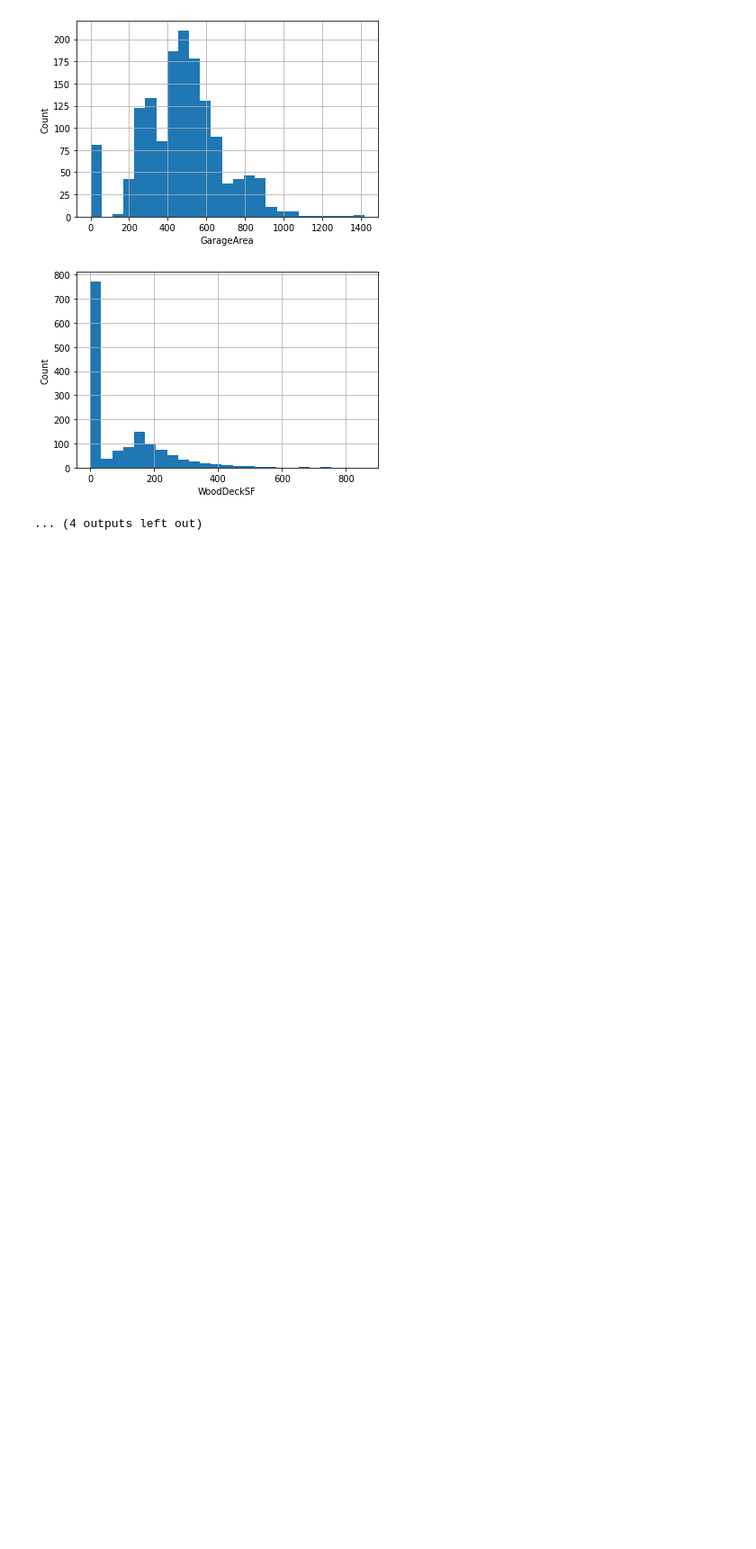
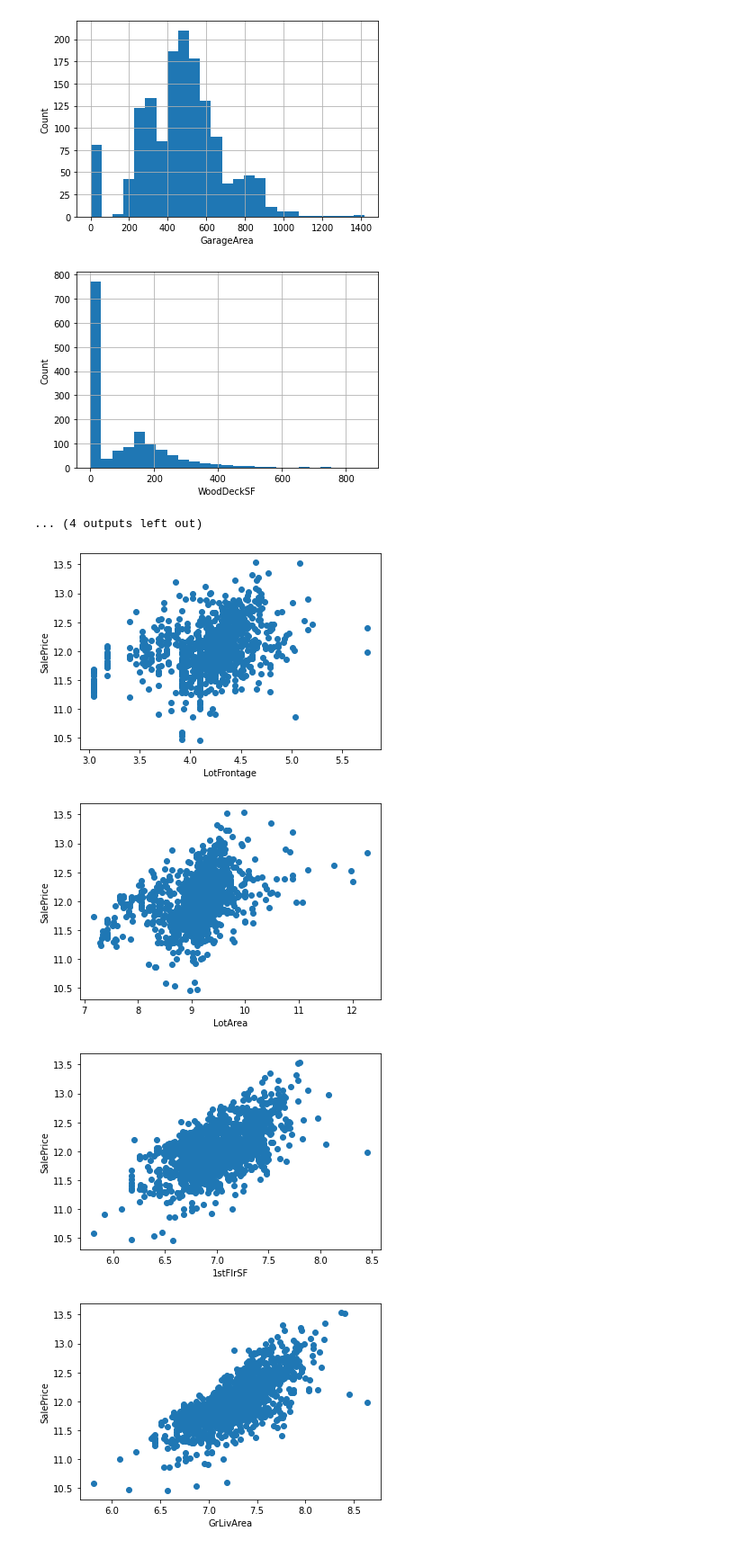
Before and after one commit to ayush270702/Advance-House-Price-Prediction, a Jupyter notebook: Data_analysis.ipynb, the cells around one changed output. Shown at 90% size. Drawn from its saved outputs; the diff is of its cells as text; code cells hidden in the pictures; blank space fills up the shorter version.

```diff
--- a/Data_analysis.ipynb
+++ b/Data_analysis.ipynb
@@ -228,3 +228,25 @@ for feature in cont_feature:
 [figure]
 [figure]
 ... (4 outputs left out)
+# %%
+# From above we observer that our plot is not normally distributed so we will do logarathimic transformation
+
+for feature in cont_feature:
+    data = dataset.copy()
+
+    if 0 in data[feature].unique():
+        pass
+
+    else:
+        data[feature] = np.log(data[feature])
+        data['SalePrice'] = np.log(data['SalePrice'])
+
+        plt.scatter(data[feature], data['SalePrice'])
+        plt.xlabel(feature)
+        plt.ylabel('SalePrice')
+        plt.show()
+# %% [output]
+[figure, added]
+[figure, added]
+[figure, added]
+[figure, added]
```
Also changed, not shown: parts of 8 cells of this notebook, 3 other files.
